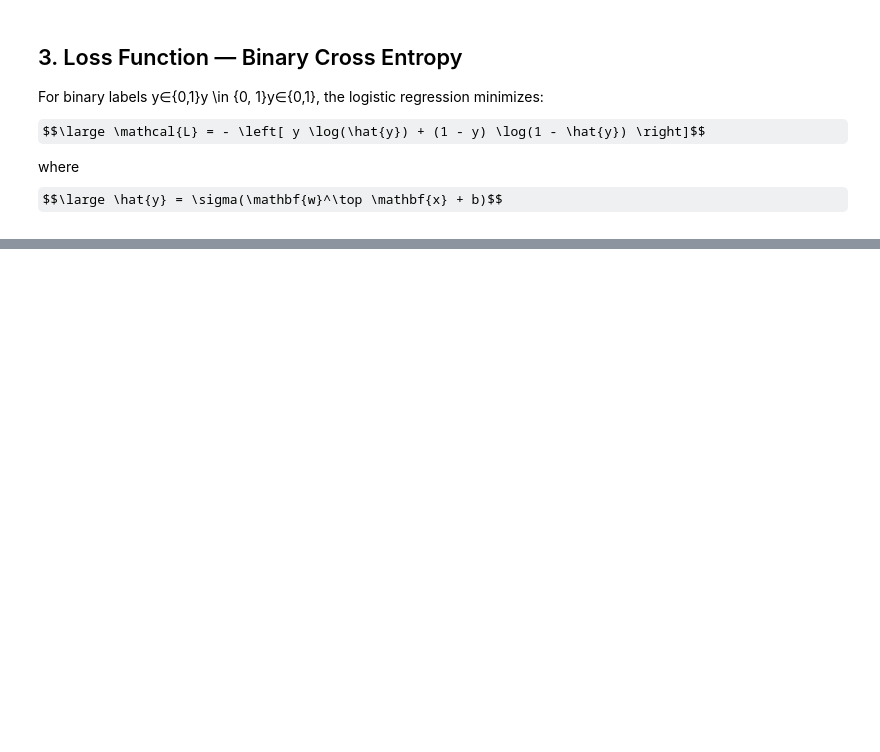
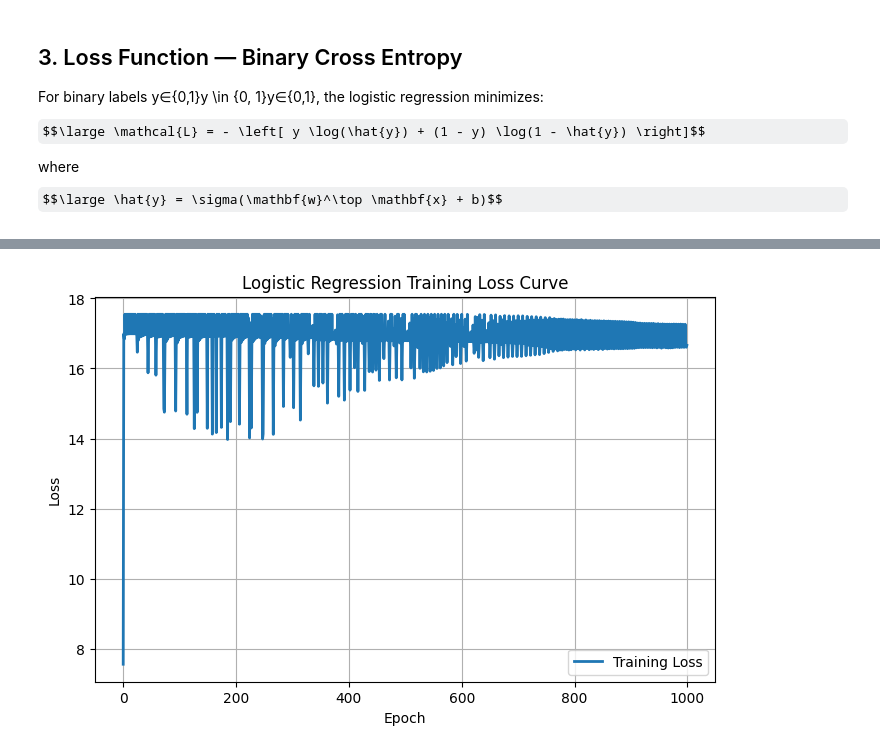
Before and after one commit to Chuangyi-Xu/INDE-577, a Jupyter notebook: examples/Supervised_Learning/Logistic_Regression/Logistic_Regression.ipynb, the cells around one changed output, grey strips where cells are left out. Saved outputs shown, nothing was run; the diff lists cells and outputs as text; code cells hidden in the pictures; some formulas as TeX source; blank space fills up the shorter version.

Commit message:
logistic regressuin

```diff
--- a/examples/Supervised_Learning/Logistic_Regression/Logistic_Regression.ipynb
+++ b/examples/Supervised_Learning/Logistic_Regression/Logistic_Regression.ipynb
@@ -47,0 +297,31 @@ where $$\large \hat{y} = \sigma(\mathbf{w}^\top \mathbf{x} + b)$$
+# %%
+# Part 5 — Model Training
+
+from rice_ml.logistic_regression import LogisticRegression
+from sklearn.model_selection import train_test_split
+
+# Select features (drop target and non-numeric columns)
+feature_cols = [col for col in df_model.columns
+                if col not in ["Quality_Label", "% Silica Concentrate"]]
+
+X = df_model[feature_cols].values
+y = df_model["Quality_Label"].values
+
+# Train-test split
+X_train, X_test, y_train, y_test = train_test_split(
+    X, y, test_size=0.25, random_state=42
+)
+
+# Initialize model
+clf = LogisticRegression(
+    learning_rate=0.01,
+    n_epochs=1000,
+    random_state=0
+)
+
+# Train the model
+clf.fit(X_train, y_train)
+
+# Print final training loss
+print("Initial loss:", clf.losses_[0])
+print("Final loss:", clf.losses_[-1])
@@ -47,0 +341,13 @@ where $$\large \hat{y} = \sigma(\mathbf{w}^\top \mathbf{x} + b)$$
+# %%
+# Part 6 — Loss Curve
+
+plt.figure(figsize=(8, 5))
+plt.plot(clf.losses_, label="Training Loss", linewidth=2)
+plt.xlabel("Epoch")
+plt.ylabel("Loss")
+plt.title("Logistic Regression Training Loss Curve")
+plt.grid(True)
+plt.legend()
+plt.show()
+# %% [output]
+[figure, added]
```
Also changed, not shown: parts of 29 cells of this notebook, 1 other file.
